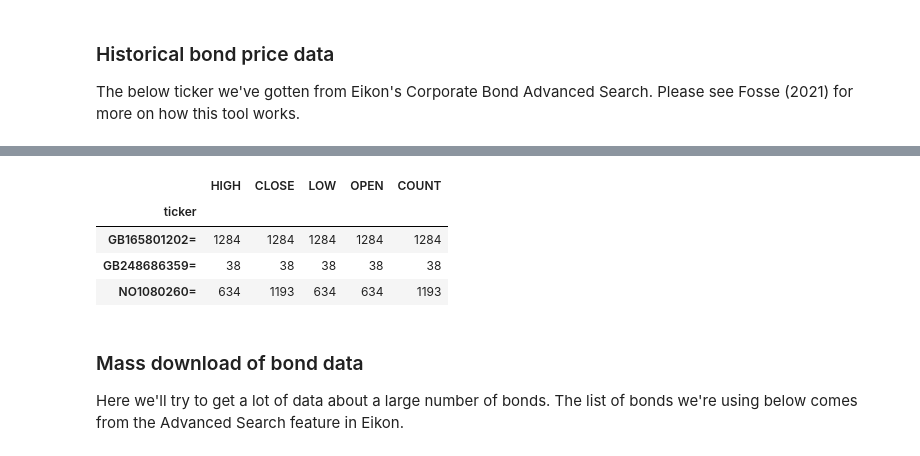
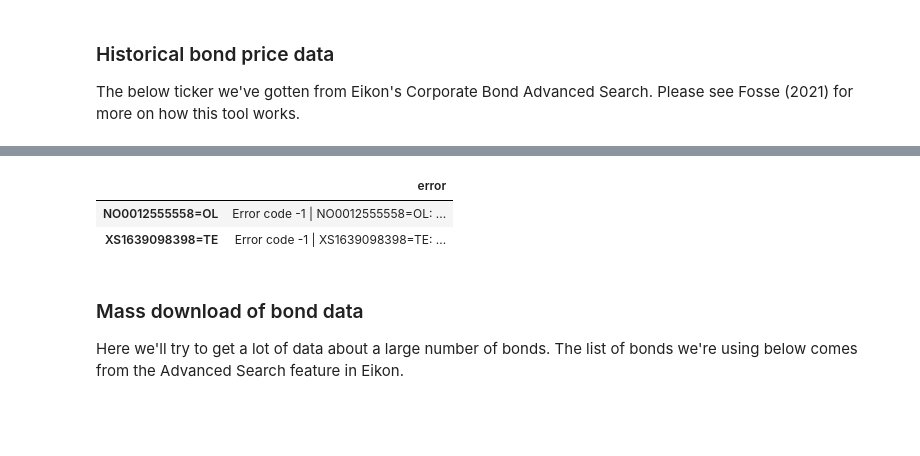
Before and after one commit to Krankile/eikon-wrapper, a Jupyter notebook: data_collection.ipynb, the cells around one changed output, grey strips where cells are left out. Drawn from its saved outputs; the diff is of its cells as text; code cells hidden in the pictures; blank space fills up the shorter version.

```diff
--- a/data_collection.ipynb
+++ b/data_collection.ipynb
@@ -543,14 +533,12 @@ XS1639098398=TE  Error code -1 | XS1639098398=TE: No data avail...
 | 2022-08-05 | 99.93 | 99.93 | 99.93 | 99.93 | -1 | NO1080260= |
 | 2022-08-08 | 99.94 | 99.94 | 99.93 | 99.93 | 4 | NO1080260= |
 2515 rows × 6 columns
-# %%
-df.groupby("ticker").count()
-# %% [output]
-|  | HIGH | CLOSE | LOW | OPEN | COUNT |
-| ticker |  |  |  |  |  |
-| GB165801202= | 1284 | 1284 | 1284 | 1284 | 1284 |
-| GB248686359= | 38 | 38 | 38 | 38 | 38 |
-| NO1080260= | 634 | 1193 | 634 | 634 | 1193 |
+# %%
+err
+# %% [output]
+|  | error |
+| NO0012555558=OL | Error code -1 | NO0012555558=OL: ... |
+| XS1639098398=TE | Error code -1 | XS1639098398=TE: ... |
 # %% [markdown]
 ### Mass download of bond data
 
```
Also changed, not shown: parts of 27 cells of this notebook.
